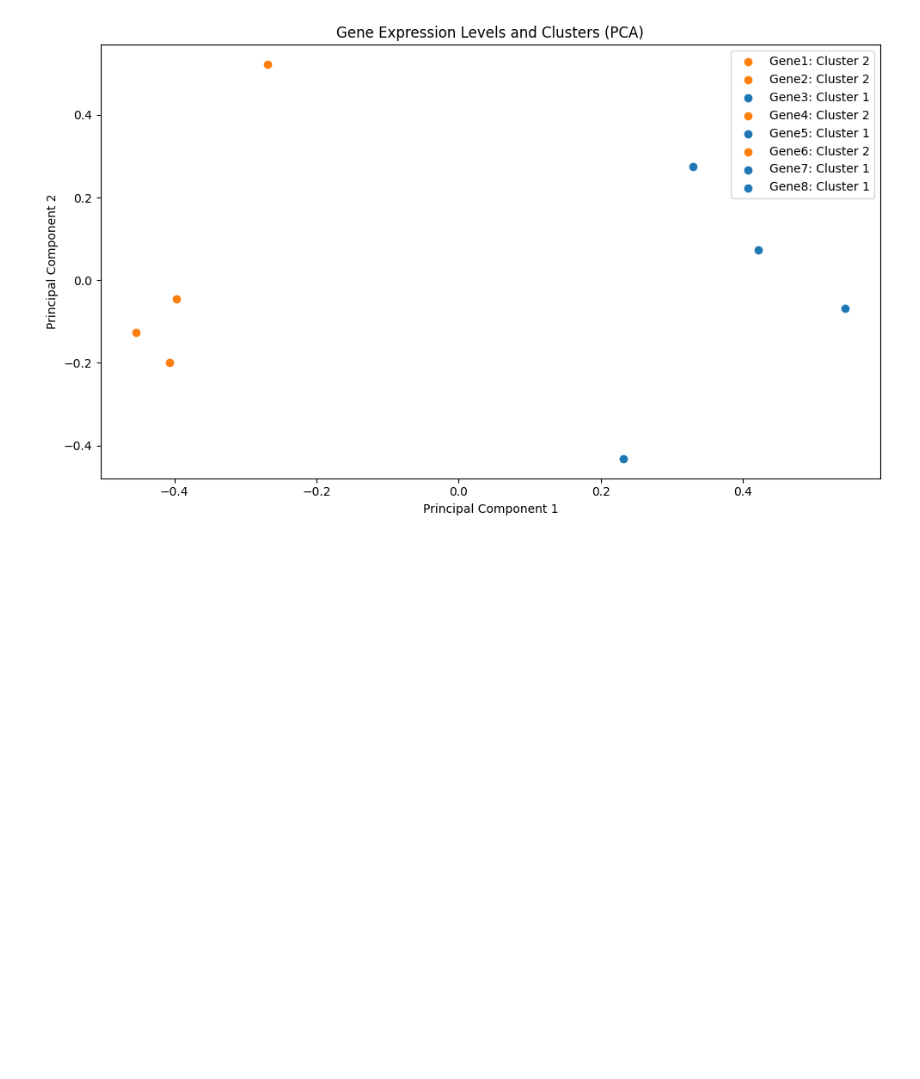
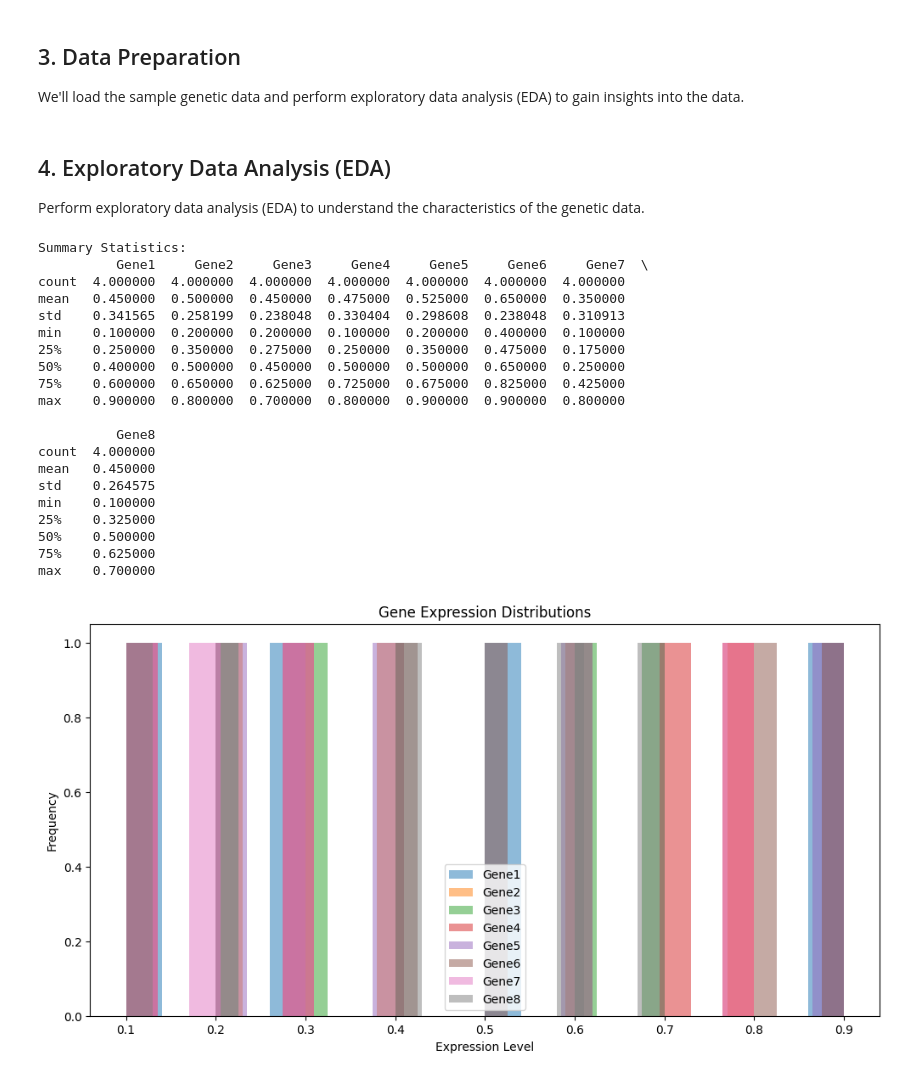
Before and after one commit to azizfraij/GeneMarker, a Jupyter notebook: demo/GeneMappingDemo.ipynb, the cells around one changed output. Cells and saved outputs as stored; diff of their text form; code cells hidden in the pictures; blank space fills up the shorter version.

```diff
--- a/demo/GeneMappingDemo.ipynb
+++ b/demo/GeneMappingDemo.ipynb
@@ -5,11 +18,8 @@ This notebook demonstrates gene mapping using Python. The script `GeneMappingDem
+# %% [markdown]
+## 3. Data Preparation
+
+We'll load the sample genetic data and perform exploratory data analysis (EDA) to gain insights into the data.
 # %%
-# Import necessary libraries
-import pandas as pd
-import matplotlib.pyplot as plt
-from sklearn.cluster import KMeans
-from sklearn.decomposition import PCA
-
-# Sample genetic data (example)
 genetic_data = {
     'Gene1': [0.1, 0.5, 0.3, 0.9],
     'Gene2': [0.4, 0.8, 0.2, 0.6],
@@ -24,24 +34,43 @@ genetic_data = {
 
 # Create a DataFrame from the genetic data
 df = pd.DataFrame(genetic_data)
-
-# Perform principal component analysis (PCA) for dimensionality reduction
-pca = PCA(n_components=2)
-principal_components = pca.fit_transform(df.T)
-
-# Perform K-means clustering on the principal components
-kmeans = KMeans(n_clusters=2, random_state=42)
-clusters = kmeans.fit_predict(principal_components)
-
-# Visualize gene expression levels and clusters in 2D space using PCA
-plt.figure(figsize=(10, 6))
-for i, cluster in enumerate(clusters):
-    plt.scatter(principal_components[i, 0], principal_components[i, 1], color=f'C{cluster}', label=f'{df.columns[i]}: Cluster {cluster + 1}')
-plt.title('Gene Expression Levels and Clusters (PCA)')
-plt.xlabel('Principal Component 1')
-plt.ylabel('Principal Component 2')
-plt.legend()
-plt.tight_layout()
-plt.show()
-# %% [output]
-[figure, removed]
+# %% [markdown]
+## 4. Exploratory Data Analysis (EDA)
+
+Perform exploratory data analysis (EDA) to understand the characteristics of the genetic data.
+# %%
+# Display summary statistics of the genetic data
+print("Summary Statistics:")
+print(df.describe())
+
+# Visualize gene expression distributions
+plt.figure(figsize=(12, 6))
+for column in df.columns:
+    plt.hist(df[column], bins=20, alpha=0.5, label=column)
+plt.title('Gene Expression Distributions')
+plt.xlabel('Expression Level')
+plt.ylabel('Frequency')
+plt.legend()
+plt.show()
+# %% [output]
+Summary Statistics:
+          Gene1     Gene2     Gene3     Gene4     Gene5     Gene6     Gene7  \
+count  4.000000  4.000000  4.000000  4.000000  4.000000  4.000000  4.000000
+mean   0.450000  0.500000  0.450000  0.475000  0.525000  0.650000  0.350000
+std    0.341565  0.258199  0.238048  0.330404  0.298608  0.238048  0.310913
+min    0.100000  0.200000  0.200000  0.100000  0.200000  0.400000  0.100000
+25%    0.250000  0.350000  0.275000  0.250000  0.350000  0.475000  0.175000
+50%    0.400000  0.500000  0.450000  0.500000  0.500000  0.650000  0.250000
+75%    0.600000  0.650000  0.625000  0.725000  0.675000  0.825000  0.425000
+max    0.900000  0.800000  0.700000  0.800000  0.900000  0.900000  0.800000
+
+          Gene8
+count  4.000000
+mean   0.450000
+std    0.264575
+min    0.100000
+25%    0.325000
+50%    0.500000
+75%    0.625000
+max    0.700000
+[figure, added]
```
Also changed, not shown: parts of 10 cells of this notebook.
